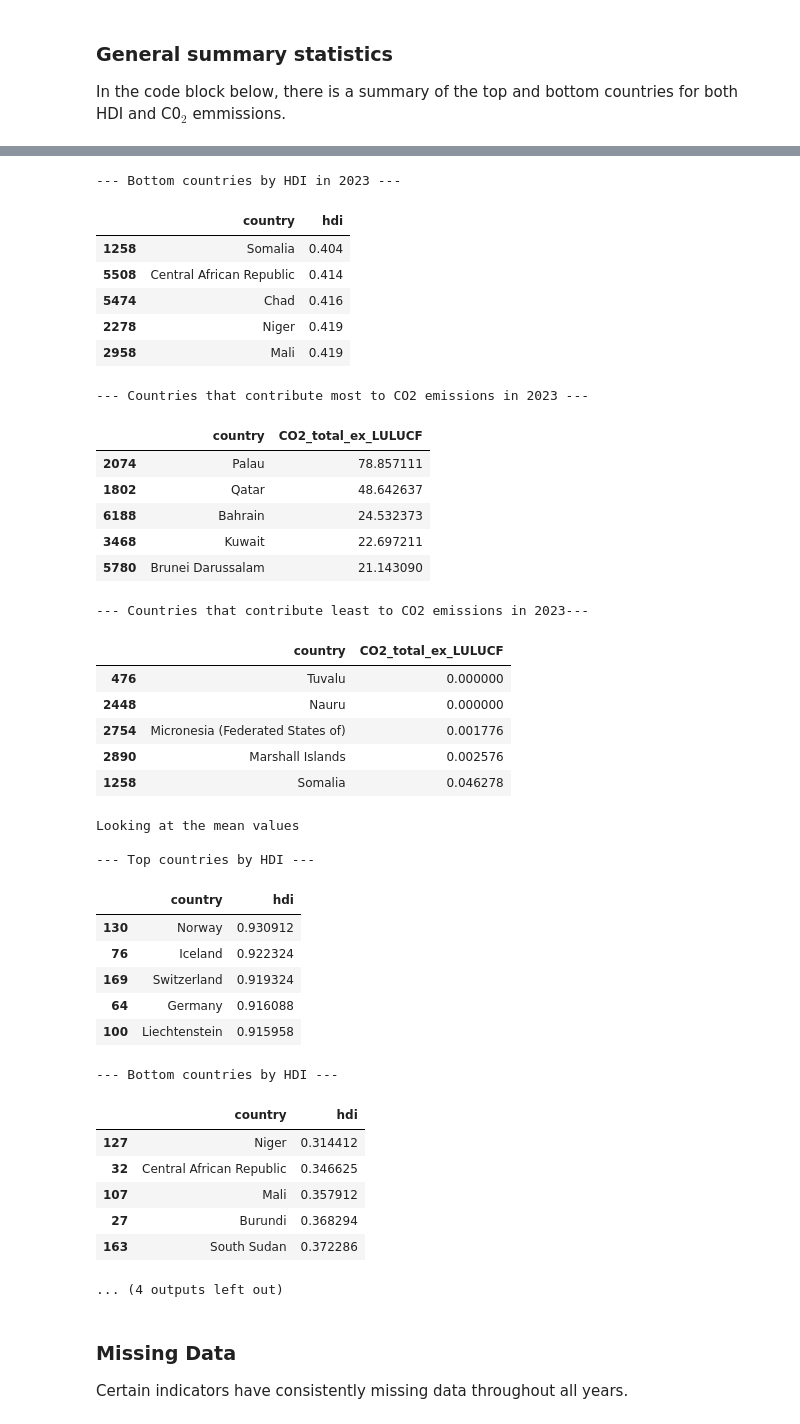
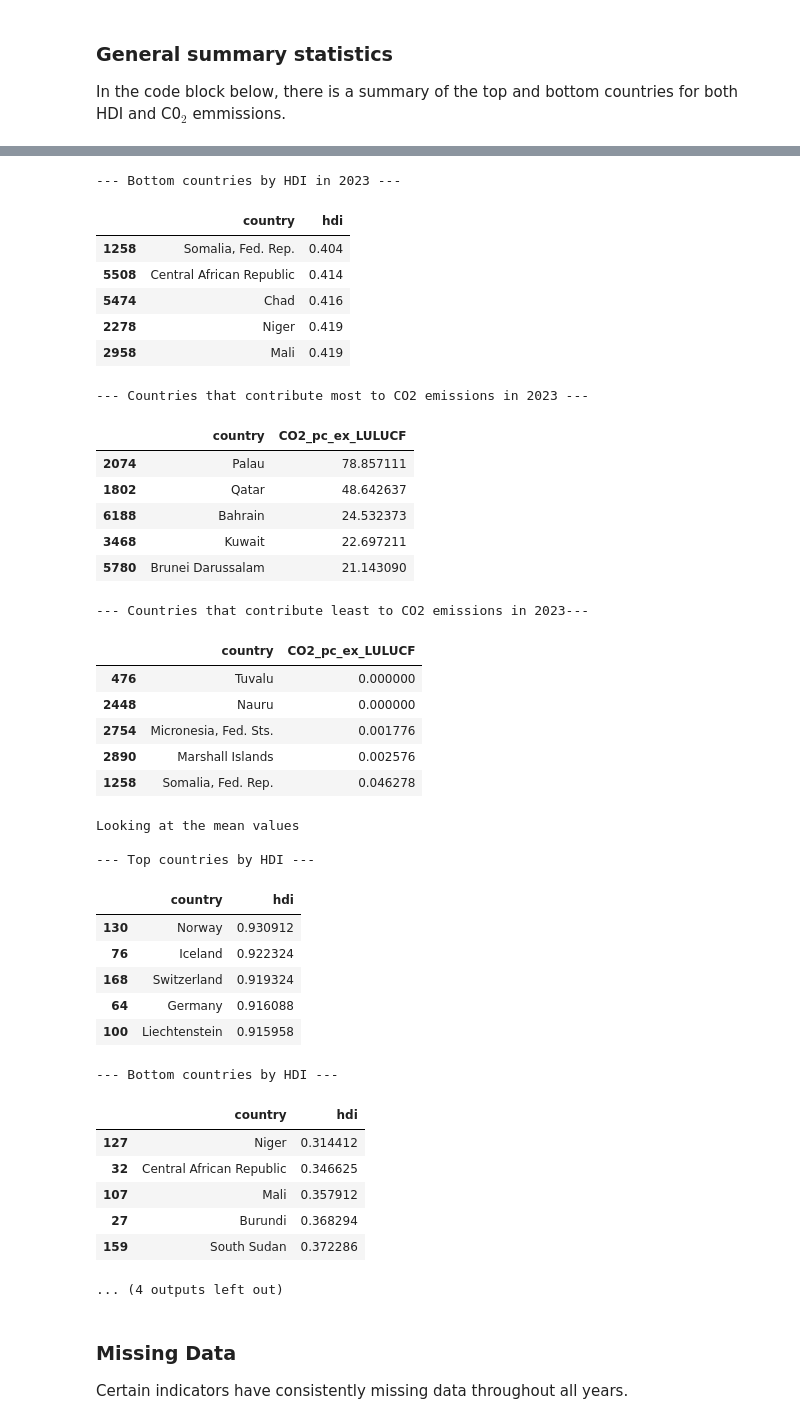
Before and after one commit to daniel-matveev/DS_ProjectLab, a Jupyter notebook: DS_ProjectLab.ipynb, the cells around one changed output, grey strips where cells are left out. Drawn from its saved outputs; the diff is of its cells as text; code cells hidden in the pictures.

```diff
--- a/DS_ProjectLab.ipynb
+++ b/DS_ProjectLab.ipynb
@@ -159,11 +310,10 @@ Pulling the HDI table
 # %%
-FILE_PATH = "https://raw.githubusercontent.com/daniel-matveev/DS_ProjectLab/master/HDI_Data.csv"
+FILE_PATH = "https://raw.githubusercontent.com/daniel-matveev/DS_ProjectLab/master/merged_dataset.csv"
 
-wide_hdi_data = pd.read_csv(
+df_merged = pd.read_csv(
     FILE_PATH,
     encoding = "latin1"
 )
 
-print(wide_hdi_data.shape)
-wide_hdi_data.head()
+display(df_merged.head())
 # %% [output]
@@ -219,9 +325,0 @@ long_hdi_data.head()
-# %%
-df_merged = df_countries.merge(
-    long_hdi_data[["iso3", "year", "hdi", "country"]],
-    on = ["iso3", "year"],
-    how = "inner"
-)
-
-df_merged = df_merged.drop(columns="country_x")
-df_merged = df_merged.rename(columns= {"country_y": "country"})
@@ -278,20 +328,28 @@ df_year.head()
 # %% [markdown]
 ### **General summary statistics**
 In the code block below, there is a summary of the top and bottom countries for both HDI and C0$_2$ emmissions.
+# %%
+year_to_analyse = 2023
+
+df_year = df_merged[
+    (df_merged["year"] == year_to_analyse) &
+    (df_merged['hdi'].notna()) &
+    (df_merged['CO2_pc_ex_LULUCF'].notna())
+    ]
 # %%
 #looking at 2023 specifically
-print("\n\033[1mlooking at 2023\033[0m")
-print("\n--- Top countries by HDI in 2023 ---")
+print(f"\n\033[1mlooking at {year_to_analyse}\033[0m")
+print(f"\n--- Top countries by HDI in {year_to_analyse} ---")
 display(df_year[['country','hdi']].sort_values(by='hdi', ascending=False).head())
 
-print("\n--- Bottom countries by HDI in 2023 ---")
+print(f"\n--- Bottom countries by HDI in {year_to_analyse} ---")
 display(df_year[['country','hdi']].sort_values(by='hdi', ascending=True).head())
 
-print("\n--- Countries that contribute most to CO2 emissions in 2023 ---")
-display(df_year[['country','CO2_total_ex_LULUCF']].sort_values(by='CO2_total_ex_LULUCF', ascending=False).head())
+print(f"\n--- Countries that contribute most to CO2 emissions in {year_to_analyse} ---")
+display(df_year[['country','CO2_pc_ex_LULUCF']].sort_values(by='CO2_pc_ex_LULUCF', ascending=False).head())
 
-print("\n--- Countries that contribute least to CO2 emissions in 2023---")
-display(df_year[['country','CO2_total_ex_LULUCF']].sort_values(by='CO2_total_ex_LULUCF', ascending=True).head())
+print(f"\n--- Countries that contribute least to CO2 emissions in {year_to_analyse}---")
+display(df_year[['country','CO2_pc_ex_LULUCF']].sort_values(by='CO2_pc_ex_LULUCF', ascending=True).head())
 
 #looking at means
 df_country_mean = df_merged.drop(columns=['year', 'iso3', 'region', 'income_level', "region_name"]).groupby('country', as_index=False).mean()
@@ -301,50 +359,50 @@ display(df_country_mean[['country','hdi']].sort_values(by='hdi', ascending=False
 
 print("\n--- Bottom countries by HDI ---")
 display(df_country_mean[['country','hdi']].sort_values(by='hdi', ascending=True).head())
 
 print("\n--- Countries that contribute most to CO2 emissions ---")
-display(df_country_mean[['country','CO2_total_ex_LULUCF']].sort_values(by='CO2_total_ex_LULUCF', ascending=False).head())
+display(df_country_mean[['country','CO2_pc_ex_LULUCF']].sort_values(by='CO2_pc_ex_LULUCF', ascending=False).head())
 
 print("\n--- Countries that contribute least to CO2 emissions ---")
-display(df_country_mean[['country','CO2_total_ex_LULUCF']].sort_values(by='CO2_total_ex_LULUCF', ascending=True).head())
+display(df_country_mean[['country','CO2_pc_ex_LULUCF']].sort_values(by='CO2_pc_ex_LULUCF', ascending=True).head())
 # %% [output]
 looking at 2023
 
 --- Top countries by HDI in 2023 ---
 |  | country | hdi |
 | 4012 | Iceland | 0.972 |
 | 884 | Switzerland | 0.970 |
 | 2176 | Norway | 0.970 |
 | 5032 | Denmark | 0.962 |
 | 4420 | Germany | 0.959 |
 --- Bottom countries by HDI in 2023 ---
 |  | country | hdi |
-| 1258 | Somalia | 0.404 |
+| 1258 | Somalia, Fed. Rep. | 0.404 |
 | 5508 | Central African Republic | 0.414 |
 | 5474 | Chad | 0.416 |
 | 2278 | Niger | 0.419 |
 | 2958 | Mali | 0.419 |
 --- Countries that contribute most to CO2 emissions in 2023 ---
-|  | country | CO2_total_ex_LULUCF |
+|  | country | CO2_pc_ex_LULUCF |
 | 2074 | Palau | 78.857111 |
 | 1802 | Qatar | 48.642637 |
 | 6188 | Bahrain | 24.532373 |
 | 3468 | Kuwait | 22.697211 |
 | 5780 | Brunei Darussalam | 21.143090 |
 --- Countries that contribute least to CO2 emissions in 2023---
-|  | country | CO2_total_ex_LULUCF |
+|  | country | CO2_pc_ex_LULUCF |
 | 476 | Tuvalu | 0.000000 |
 | 2448 | Nauru | 0.000000 |
-| 2754 | Micronesia (Federated States of) | 0.001776 |
+| 2754 | Micronesia, Fed. Sts. | 0.001776 |
 | 2890 | Marshall Islands | 0.002576 |
-| 1258 | Somalia | 0.046278 |
+| 1258 | Somalia, Fed. Rep. | 0.046278 |
 Looking at the mean values
 
 --- Top countries by HDI ---
 |  | country | hdi |
 | 130 | Norway | 0.930912 |
 | 76 | Iceland | 0.922324 |
-| 169 | Switzerland | 0.919324 |
+| 168 | Switzerland | 0.919324 |
 | 64 | Germany | 0.916088 |
 | 100 | Liechtenstein | 0.915958 |
 --- Bottom countries by HDI ---
@@ -353,7 +411,7 @@ Looking at the mean values
 | 32 | Central African Republic | 0.346625 |
 | 107 | Mali | 0.357912 |
 | 27 | Burundi | 0.368294 |
-| 163 | South Sudan | 0.372286 |
+| 159 | South Sudan | 0.372286 |
 ... (4 outputs left out)
 # %% [markdown]
 ### **Missing Data**
```
Also changed, not shown: parts of 169 cells of this notebook.
